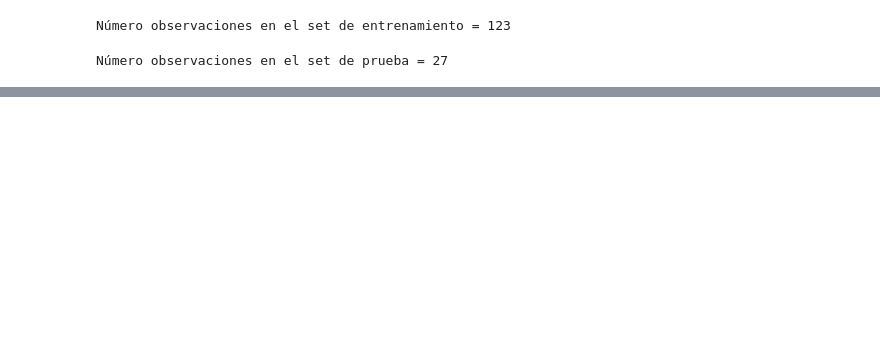
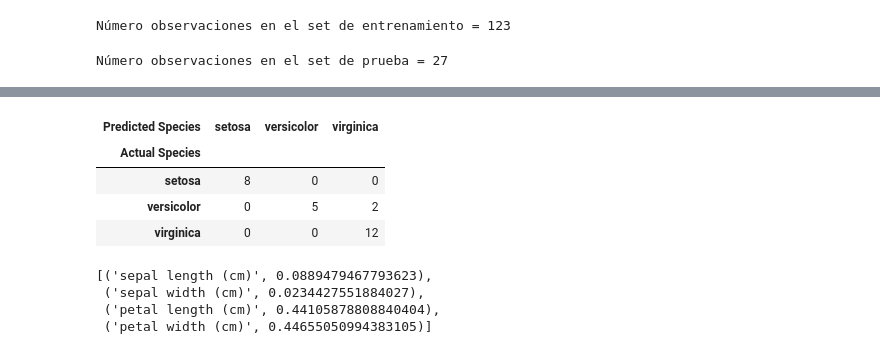
Before and after one commit to Reymon99/ML_preentrenados, a Jupyter notebook: flor_iris.ipynb, the cells around one changed output, grey strips where cells are left out. Drawn from its saved outputs; the diff is of its cells as text; code cells hidden in the pictures; blank space fills up the shorter version.

Commit message:
división de datos a matríz de confusión

```diff
--- a/flor_iris.ipynb
+++ b/flor_iris.ipynb
@@ -48,0 +74,3 @@ Número observaciones en el set de prueba = 27
+# %%
+y = pd.factorize(train['species'])[0]  # reemplazar los nombres de las especies por valores numéricos
+y
@@ -48,0 +84,3 @@ Número observaciones en el set de prueba = 27
+# %%
+clf = RandomForestClassifier(n_jobs=2, random_state=0)
+clf
@@ -48,0 +96,2 @@ Número observaciones en el set de prueba = 27
+# %%
+clf.fit(train[features], y)  # instrucción para entrenear el modelo
@@ -48,0 +113,3 @@ Número observaciones en el set de prueba = 27
+# %%
+preds = iris.target_names[clf.predict(test[features])]
+preds
@@ -48,0 +133,16 @@ Número observaciones en el set de prueba = 27
+# %%
+# matríz de confusión
+pd.crosstab(test['species'], preds, rownames=['Actual Species'], colnames=['Predicted Species'])
+# %% [output]
+| Predicted Species | setosa | versicolor | virginica |
+| Actual Species |  |  |  |
+| setosa | 8 | 0 | 0 |
+| versicolor | 0 | 5 | 2 |
+| virginica | 0 | 0 | 12 |
+# %%
+list(zip(train[features], clf.feature_importances_))
+# %% [output]
+[('sepal length (cm)', 0.0889479467793623),
+ ('sepal width (cm)', 0.0234427551884027),
+ ('petal length (cm)', 0.44105878808840404),
+ ('petal width (cm)', 0.44655050994383105)]
```
Also changed, not shown: parts of 9 cells of this notebook.
